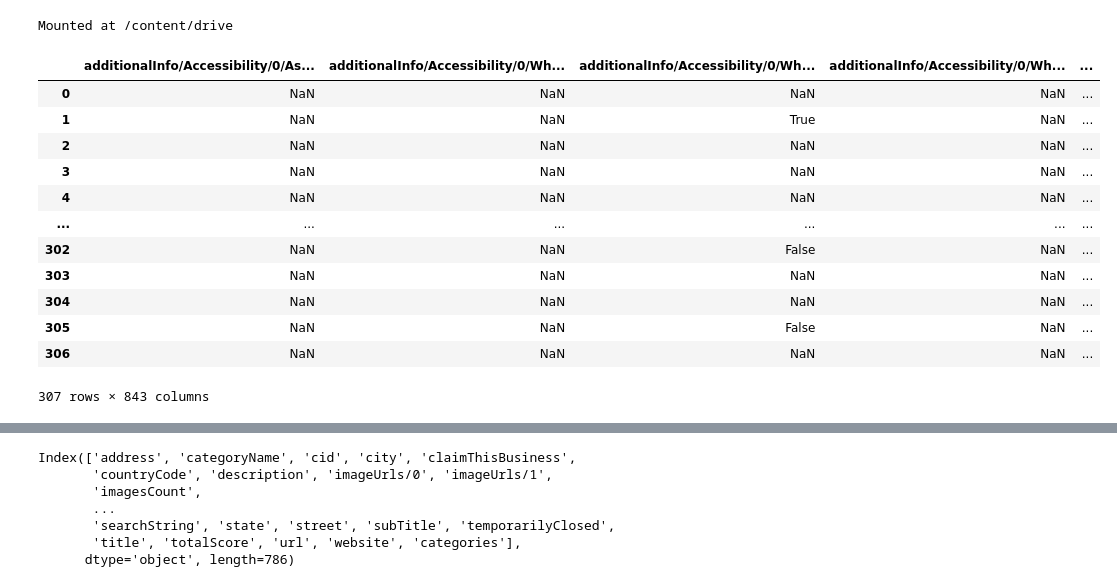
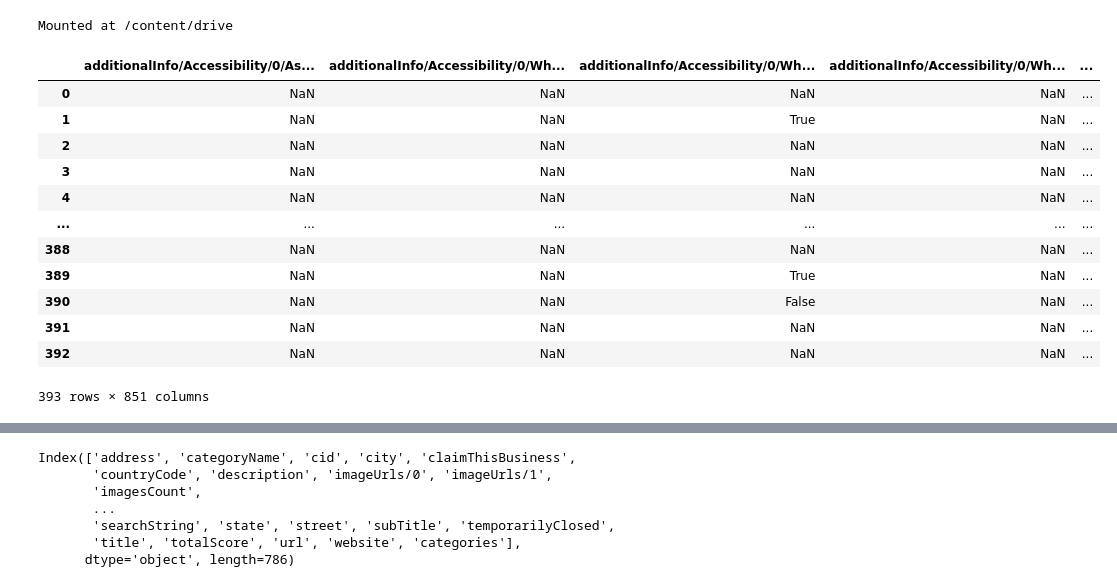
Before and after one commit to ushifali/final-23, a Jupyter notebook: Cleaning_Attractions.ipynb, the cells around one changed output, grey strips where cells are left out. Saved outputs shown, nothing was run; the diff lists cells and outputs as text; code cells hidden in the pictures.

```diff
--- a/Cleaning_Attractions.ipynb
+++ b/Cleaning_Attractions.ipynb
@@ -14,19 +20,23 @@ attraction_df = pd.read_csv('/content/drive/MyDrive/dATA/dataset_crawler-google-
-# %%
-attraction_df
-# %% [output]
-|  | additionalInfo/Accessibility/0/As... | additionalInfo/Accessibility/0/Wh... | additionalInfo/Accessibility/0/Wh... | additionalInfo/Accessibility/0/Wh... | ... |
-| 0 | NaN | NaN | NaN | NaN | ... |
-| 1 | NaN | NaN | True | NaN | ... |
-| 2 | NaN | NaN | NaN | NaN | ... |
-| 3 | NaN | NaN | NaN | NaN | ... |
-| 4 | NaN | NaN | NaN | NaN | ... |
-| ... | ... | ... | ... | ... | ... |
-| 302 | NaN | NaN | False | NaN | ... |
-| 303 | NaN | NaN | NaN | NaN | ... |
-| 304 | NaN | NaN | NaN | NaN | ... |
-| 305 | NaN | NaN | False | NaN | ... |
-| 306 | NaN | NaN | NaN | NaN | ... |
-307 rows × 843 columns
+# %%
+attraction_df = pd.concat([attraction_df_1, attraction_df_2, attraction_df_3])
+
+# reset the index of the combined DataFrame
+attraction_df = attraction_df.reset_index(drop=True)
+attraction_df
+# %% [output]
+|  | additionalInfo/Accessibility/0/As... | additionalInfo/Accessibility/0/Wh... | additionalInfo/Accessibility/0/Wh... | additionalInfo/Accessibility/0/Wh... | ... |
+| 0 | NaN | NaN | NaN | NaN | ... |
+| 1 | NaN | NaN | True | NaN | ... |
+| 2 | NaN | NaN | NaN | NaN | ... |
+| 3 | NaN | NaN | NaN | NaN | ... |
+| 4 | NaN | NaN | NaN | NaN | ... |
+| ... | ... | ... | ... | ... | ... |
+| 388 | NaN | NaN | NaN | NaN | ... |
+| 389 | NaN | NaN | True | NaN | ... |
+| 390 | NaN | NaN | False | NaN | ... |
+| 391 | NaN | NaN | NaN | NaN | ... |
+| 392 | NaN | NaN | NaN | NaN | ... |
+393 rows × 851 columns
 # %%
 attraction_df = attraction_df.drop(attraction_df.filter(regex='updatesFromCustomers|^additionalInfo').columns, axis=1)
 attraction_df
```
Also changed, not shown: parts of 4 cells of this notebook.
